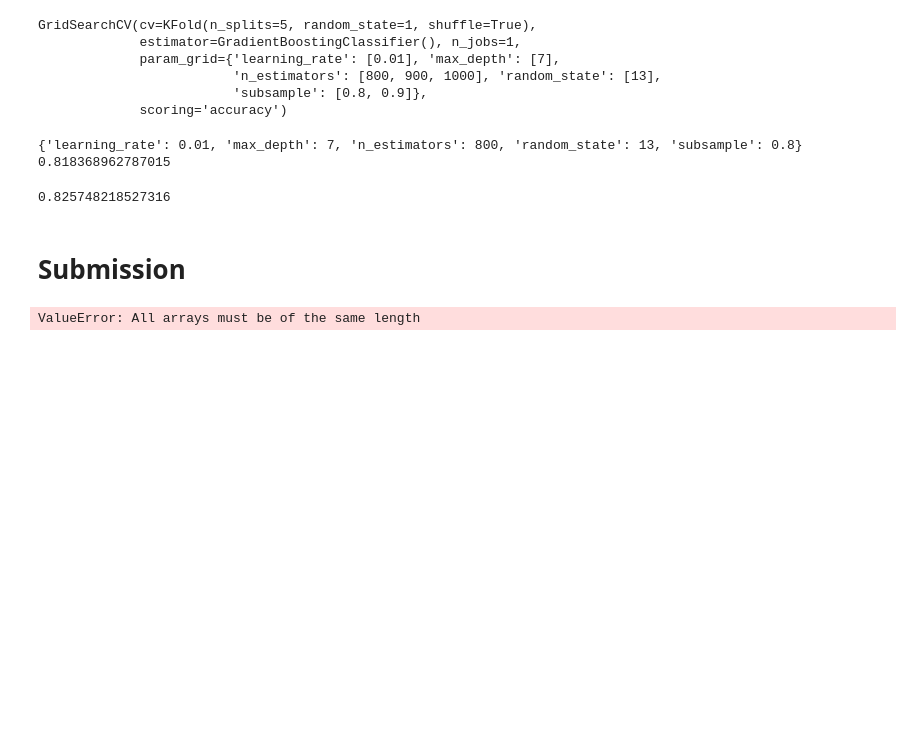
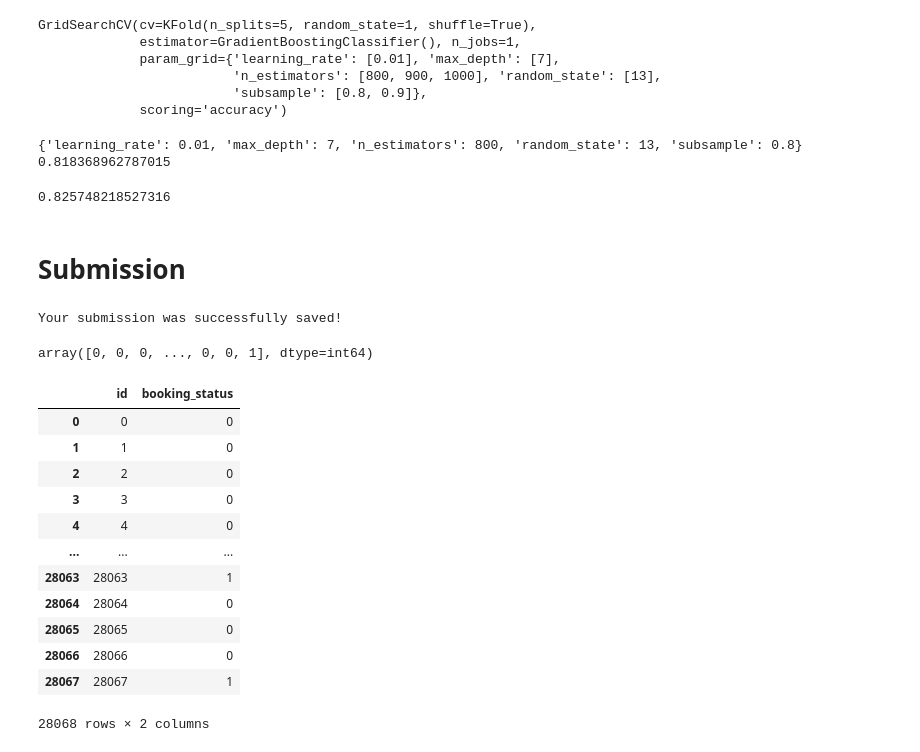
Before and after one commit to centralpenguin/DataScience, a Jupyter notebook: BookingStatus/Untitled.ipynb, the cells around one changed output. Saved outputs shown, nothing was run; the diff lists cells and outputs as text; code cells hidden in the pictures; blank space fills up the shorter version.

```diff
--- a/BookingStatus/Untitled.ipynb
+++ b/BookingStatus/Untitled.ipynb
@@ -251,8 +251,28 @@ acc_score
 # %%
 test_predictions = search.predict(test_data)
 
-output = pd.DataFrame({'Id': test_data.index, 'booking_status': test_predictions})
+output = pd.DataFrame({'id': test_data.index, 'booking_status': test_predictions})
 output.to_csv('my_submission.csv', index=False)
 print("Your submission was successfully saved!")
 # %% [output]
-ValueError: All arrays must be of the same length
+Your submission was successfully saved!
+# %%
+test_predictions
+# %% [output]
+array([0, 0, 0, ..., 0, 0, 1], dtype=int64)
+# %%
+output
+# %% [output]
+|  | id | booking_status |
+| 0 | 0 | 0 |
+| 1 | 1 | 0 |
+| 2 | 2 | 0 |
+| 3 | 3 | 0 |
+| 4 | 4 | 0 |
+| ... | ... | ... |
+| 28063 | 28063 | 1 |
+| 28064 | 28064 | 0 |
+| 28065 | 28065 | 0 |
+| 28066 | 28066 | 0 |
+| 28067 | 28067 | 1 |
+28068 rows × 2 columns
```
